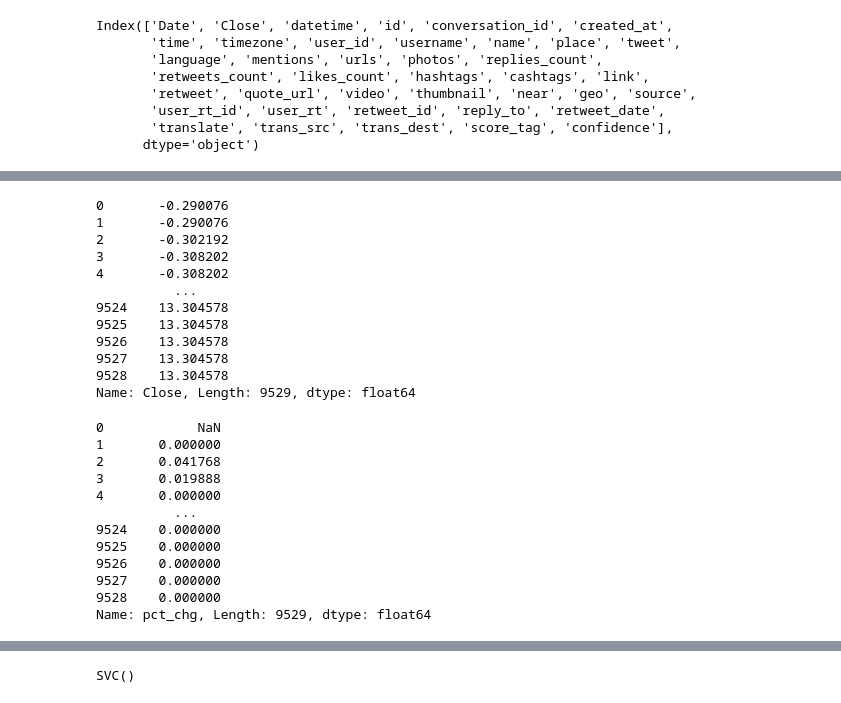
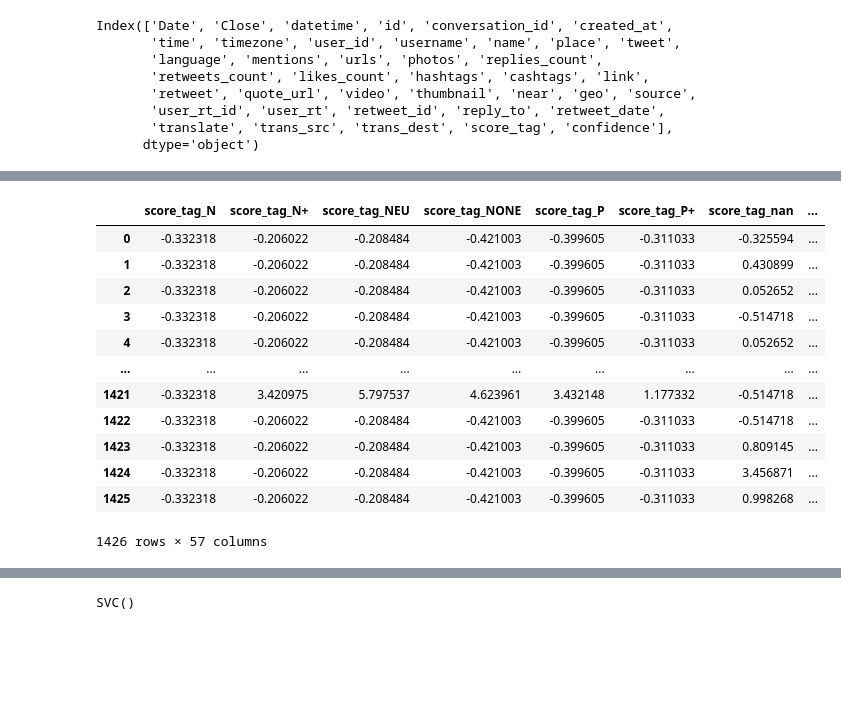
Before and after one commit to smruthid/ElonTweetAnalysis, a Jupyter notebook: lab.ipynb, the cells around one changed output, grey strips where cells are left out. Cells and saved outputs as stored; diff of their text form; code cells hidden in the pictures; blank space fills up the shorter version.

```diff
--- a/lab.ipynb
+++ b/lab.ipynb
@@ -76,3 +85,4 @@ encoded_df = pd.DataFrame(
+# %%
+merged_df = merged_df.reset_index()
 # %%
-merged_df = pd.concat([encoded_df, merged_df[numeric_cats]], axis=1)
-merged_df
+merged_df = pd.merge(encoded_df, merged_df[numeric_cats], on="Date")
@@ -113,4 +92,4 @@ numerical_values = ["Close", "replies_count", "retweets_count", "likes_count"]
 from sklearn.preprocessing import StandardScaler
 # %%
 scaler = StandardScaler()
-scaled_data = scaler.fit_transform(merged_df[numerical_values])
+scaled_data = scaler.fit_transform(merged_df)
@@ -119,42 +96,28 @@ numeric_cats = ["Close", "replies_count", "retweets_count", "likes_count"]
 # %%
 scaled_df = pd.DataFrame(
     scaled_data,
-    columns=numerical_values
+    columns=merged_df.columns
 )
 merged_df = pd.concat([scaled_df, encoded_df], axis=1)
 # %%
 merged_df["pct_chg"] = merged_df["Close"].pct_change()
 merged_df = merged_df.drop("Close", axis=1)
 # %%
-merged_df["Close"]
+merged_df
 # %% [output]
+|  | score_tag_N | score_tag_N+ | score_tag_NEU | score_tag_NONE | score_tag_P | score_tag_P+ | score_tag_nan | ... |
+| 0 | -0.332318 | -0.206022 | -0.208484 | -0.421003 | -0.399605 | -0.311033 | -0.325594 | ... |
+| 1 | -0.332318 | -0.206022 | -0.208484 | -0.421003 | -0.399605 | -0.311033 | 0.430899 | ... |
+| 2 | -0.332318 | -0.206022 | -0.208484 | -0.421003 | -0.399605 | -0.311033 | 0.052652 | ... |
+| 3 | -0.332318 | -0.206022 | -0.208484 | -0.421003 | -0.399605 | -0.311033 | -0.514718 | ... |
+| 4 | -0.332318 | -0.206022 | -0.208484 | -0.421003 | -0.399605 | -0.311033 | 0.052652 | ... |
+| ... | ... | ... | ... | ... | ... | ... | ... | ... |
+| 1421 | -0.332318 | 3.420975 | 5.797537 | 4.623961 | 3.432148 | 1.177332 | -0.514718 | ... |
+| 1422 | -0.332318 | -0.206022 | -0.208484 | -0.421003 | -0.399605 | -0.311033 | -0.514718 | ... |
+| 1423 | -0.332318 | -0.206022 | -0.208484 | -0.421003 | -0.399605 | -0.311033 | 0.809145 | ... |
+| 1424 | -0.332318 | -0.206022 | -0.208484 | -0.421003 | -0.399605 | -0.311033 | 3.456871 | ... |
+| 1425 | -0.332318 | -0.206022 | -0.208484 | -0.421003 | -0.399605 | -0.311033 | 0.998268 | ... |
-0       -0.290076
-1       -0.290076
-2       -0.302192
-3       -0.308202
-4       -0.308202
-          ...
-9524    13.304578
-9525    13.304578
-9526    13.304578
-9527    13.304578
-9528    13.304578
-Name: Close, Length: 9529, dtype: float64
+1426 rows × 57 columns
-# %%
-merged_df["pct_chg"]
-# %% [output]
-0            NaN
-1       0.000000
-2       0.041768
-3       0.019888
-4       0.000000
-          ...
-9524    0.000000
-9525    0.000000
-9526    0.000000
-9527    0.000000
-9528    0.000000
-Name: pct_chg, Length: 9529, dtype: float64
 # %%
 X = merged_df.iloc[1:, :-1]
 y = merged_df.iloc[1:, -1]
```
Also changed, not shown: parts of 17 cells of this notebook.
